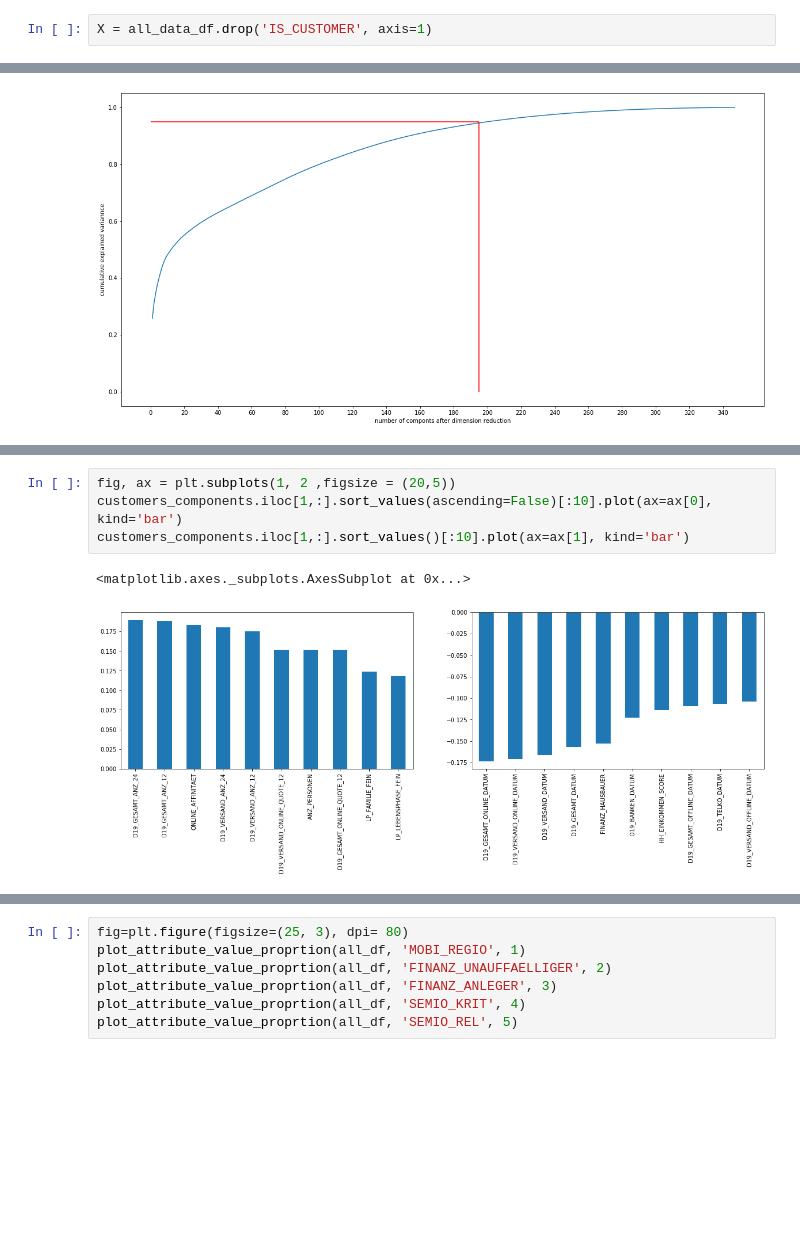
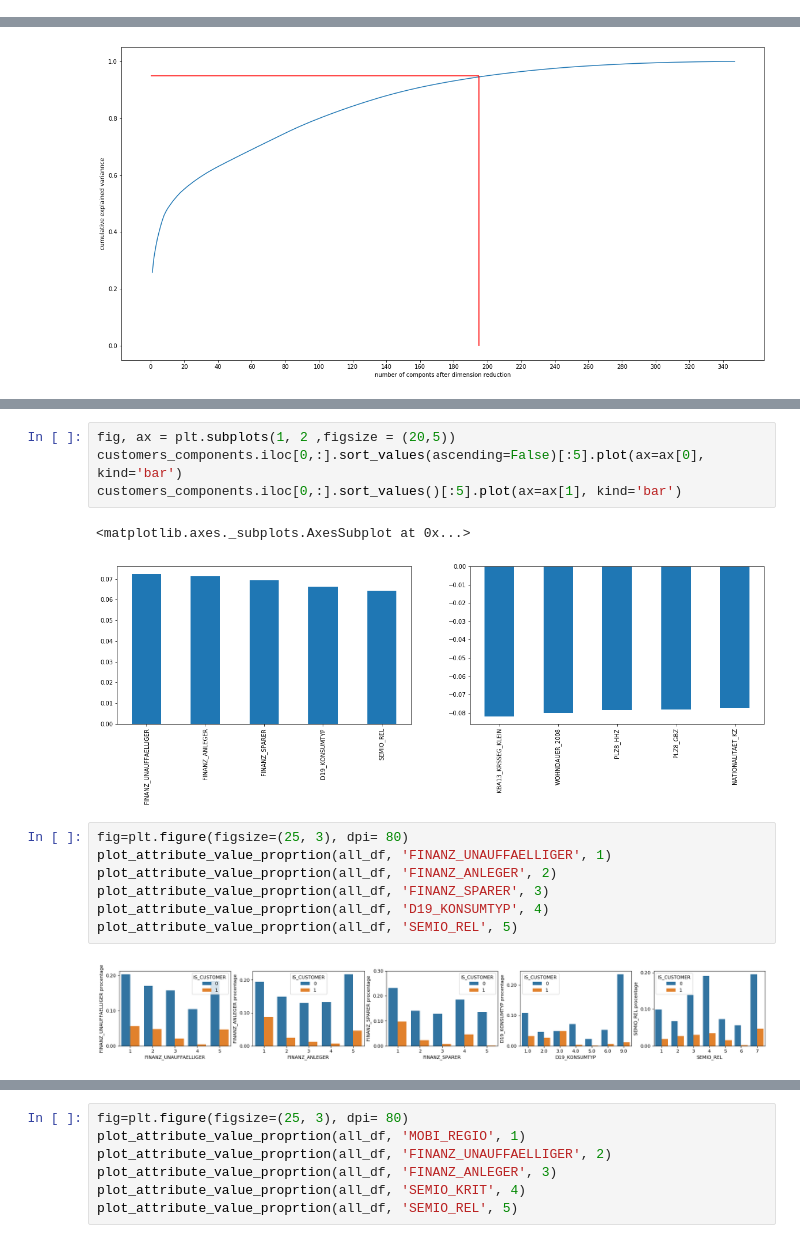
Before and after one commit to lqiang79/udacity_DSND_arvato, a Jupyter notebook: Arvato_Project_Workbook_zh.ipynb, the cells around one changed output, grey strips where cells are left out. Cells and saved outputs as stored; diff of their text form; blank space fills up the shorter version.

```diff
--- a/Arvato_Project_Workbook_zh.ipynb
+++ b/Arvato_Project_Workbook_zh.ipynb
@@ -1157,8 +1180,6 @@ from sklearn.metrics.cluster import adjusted_rand_score
 from sklearn.metrics import silhouette_score
 from sklearn.decomposition import PCA
 from sklearn.impute import SimpleImputer
-# %%
-X = all_data_df.drop('IS_CUSTOMER', axis=1)
 # %% [markdown]
 ### 主成分分析PCA
 
@@ -1288,7 +1264,16 @@ customers_components
 # %%
 fig, ax = plt.subplots(1, 2 ,figsize = (20,5))
-customers_components.iloc[1,:].sort_values(ascending=False)[:10].plot(ax=ax[0], kind='bar')
-customers_components.iloc[1,:].sort_values()[:10].plot(ax=ax[1], kind='bar')
+customers_components.iloc[0,:].sort_values(ascending=False)[:5].plot(ax=ax[0], kind='bar')
+customers_components.iloc[0,:].sort_values()[:5].plot(ax=ax[1], kind='bar')
 # %% [output]
 <matplotlib.axes._subplots.AxesSubplot at 0x...>
-[figure, old version]
+[figure, new version]
+# %%
+fig=plt.figure(figsize=(25, 3), dpi= 80)
+plot_attribute_value_proprtion(all_df, 'FINANZ_UNAUFFAELLIGER', 1)
+plot_attribute_value_proprtion(all_df, 'FINANZ_ANLEGER', 2)
+plot_attribute_value_proprtion(all_df, 'FINANZ_SPARER', 3)
+plot_attribute_value_proprtion(all_df, 'D19_KONSUMTYP', 4)
+plot_attribute_value_proprtion(all_df, 'SEMIO_REL', 5)
+# %% [output]
+[figure, added]
```
Also changed, not shown: parts of 71 cells of this notebook, 4 other files.
